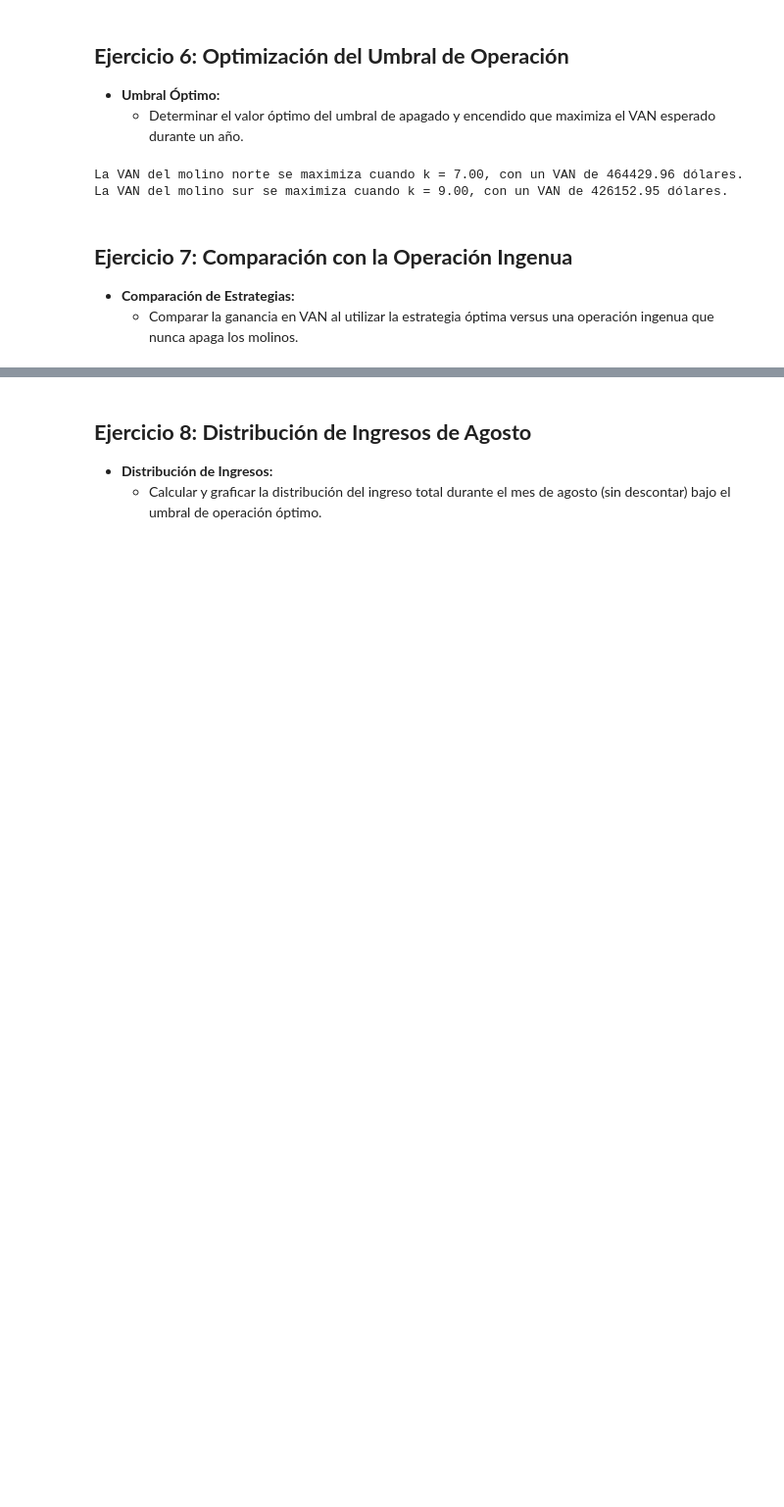
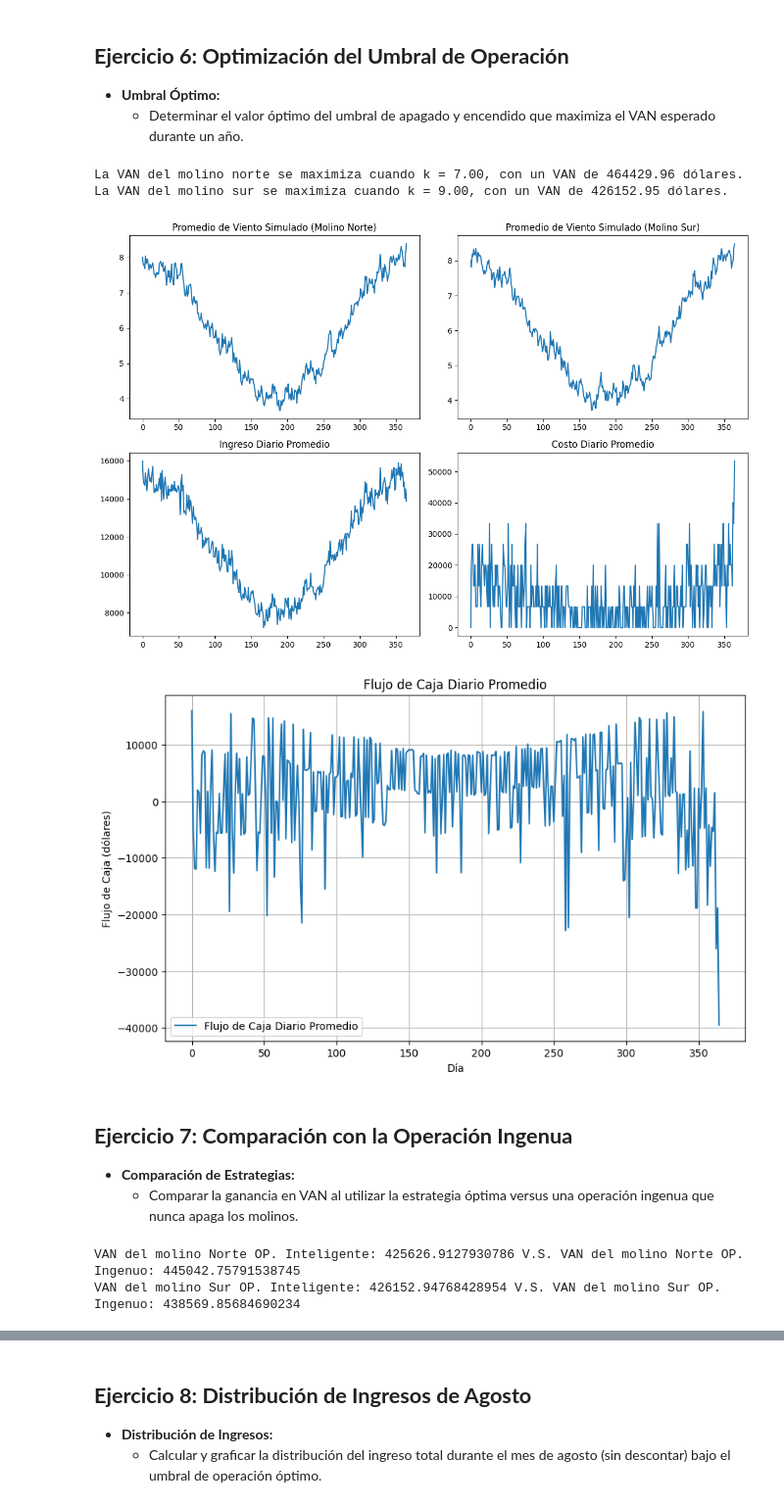
Before and after one commit to olmiave/ACN_TP1, a Jupyter notebook: TP1.ipynb, the cells around one changed output, grey strips where cells are left out. Shown at 98% size. Saved outputs shown, nothing was run; the diff lists cells and outputs as text; code cells hidden in the pictures; blank space fills up the shorter version.

```diff
--- a/TP1.ipynb
+++ b/TP1.ipynb
@@ -759,7 +759,7 @@ def sim_van(turbina, umbral, T, m):
     return ingresos_totales, costos_totales, activo, fallos
 # %%
 # Calcular flujo de caja y VAN
-def calcular_VAN(ingresos, costos):
+def calcular_VAN(ingresos, costos, T):
     flujos_de_caja = ingresos - costos
     descuentos = np.exp(-tasa_interes * np.arange(T) / 365)
     flujos_de_caja_desc = flujos_de_caja * descuentos
@@ -826,8 +825,8 @@ for k in umbrales:
     ingresos_norte, costos_norte, _, _= sim_van(North_Wind, k, T, m)
     ingresos_sur, costos_sur, _, _= sim_van(South_Wind, k, T, m)
 
-    VAN_N = calcular_VAN(ingresos_norte, costos_norte)
-    VAN_S = calcular_VAN(ingresos_sur, costos_sur)
+    VAN_N = calcular_VAN(ingresos_norte, costos_norte, T)
+    VAN_S = calcular_VAN(ingresos_sur, costos_sur, T)
 
     results.append({
         'k': k,
@@ -873,36 +872,66 @@ La VAN del molino sur se maximiza cuando k = 9.00, con un VAN de 426152.95 dóla
 plt.figure(figsize=(12, 8))
 
 plt.subplot(2, 2, 1)
 plt.plot(np.mean(North_Wind, axis=0))
 plt.title('Promedio de Viento Simulado (Molino Norte)')
 
 plt.subplot(2, 2, 2)
 plt.plot(np.mean(South_Wind, axis=0))
 plt.title('Promedio de Viento Simulado (Molino Sur)')
 
 plt.subplot(2, 2, 3)
-plt.plot(np.mean(ingresos_totales, axis=0))
+plt.plot(np.mean((ingresos_norte + ingresos_sur), axis=0))
 plt.title('Ingreso Diario Promedio')
 
 plt.subplot(2, 2, 4)
-plt.plot(np.mean(costos_totales, axis=0))
+plt.plot(np.mean((costos_norte + costos_sur), axis=0))
 plt.title('Costo Diario Promedio')
 
 plt.tight_layout()
 plt.show()
 
 # Gráfico del flujo de caja diario promedio
+flujos_de_caja = (ingresos_norte + ingresos_sur) - (costos_norte + costos_sur)
 flujo_caja_promedio = np.mean(flujos_de_caja, axis=0)
 
 plt.figure(figsize=(10, 6))
 plt.plot(flujo_caja_promedio, label='Flujo de Caja Diario Promedio')
 plt.title('Flujo de Caja Diario Promedio')
 plt.xlabel('Día')
 plt.ylabel('Flujo de Caja (dólares)')
 plt.legend()
 plt.grid(True)
 plt.show()
+# %% [output]
+[figure, added]
+[figure, added]
 # %% [markdown]
 ## **Ejercicio 7: Comparación con la Operación Ingenua** <a name="Ejercicio-7"></a>
 - **Comparación de Estrategias:**
   - Comparar la ganancia en VAN al utilizar la estrategia óptima versus una operación ingenua que nunca apaga los molinos.
+# %%
+#Calculo operación ingenua, nunca apago molino
+#Sabiendo que el viento no supera los 100m/seg digo que ese es el umbral para simular nunca apagarlo
+umbral_k = 100
+T = 365
+ingresos_ingenuo_n, costos_ingenuo_n, activo_ingenuo_n, fallos_ingenuo_n = sim_van(North_Wind, umbral_k, T, m)
+ingresos_ingenuo_s, costos_ingenuo_s, activo_ingenuo_s, fallos_ingenuo_s= sim_van(South_Wind, umbral_k, T, m)
+
+VAN_ingenuo_n = calcular_VAN(ingresos_ingenuo_n, costos_ingenuo_n, T)
+VAN_ingenuo_s = calcular_VAN(ingresos_ingenuo_s, costos_ingenuo_s, T)
+
+#Simulación con óptimo
+#Ambos molinos tienen distintos (7 Norte, 9 Sur), pero el umbral k=9 se encuentra en un punto Paretto Óptimo
+#Por ende, utilizaremos k = 9
+u_k = 9
+ingresos_n, costos_n, activo_n, fallos_n = sim_van(North_Wind, u_k, T, m)
+ingresos_s, costos_s, activo_s, fallos_s= sim_van(South_Wind, u_k, T, m)
+
+VAN_op_n = calcular_VAN(ingresos_n, costos_n, T)
+VAN_op_s = calcular_VAN(ingresos_s, costos_s, T)
+
+print("VAN del molino Norte OP. Inteligente:", VAN_op_n, "V.S. VAN del molino Norte OP. Ingenuo:", VAN_ingenuo_n)
+print("VAN del molino Sur OP. Inteligente:", VAN_op_s, "V.S. VAN del molino Sur OP. Ingenuo:", VAN_ingenuo_s)
+# %% [output]
+VAN del molino Norte OP. Inteligente: 425626.9127930786 V.S. VAN del molino Norte OP. Ingenuo: 445042.75791538745
+VAN del molino Sur OP. Inteligente: 426152.94768428954 V.S. VAN del molino Sur OP. Ingenuo: 438569.85684690234
```
Also changed, not shown: parts of 12 cells of this notebook.
